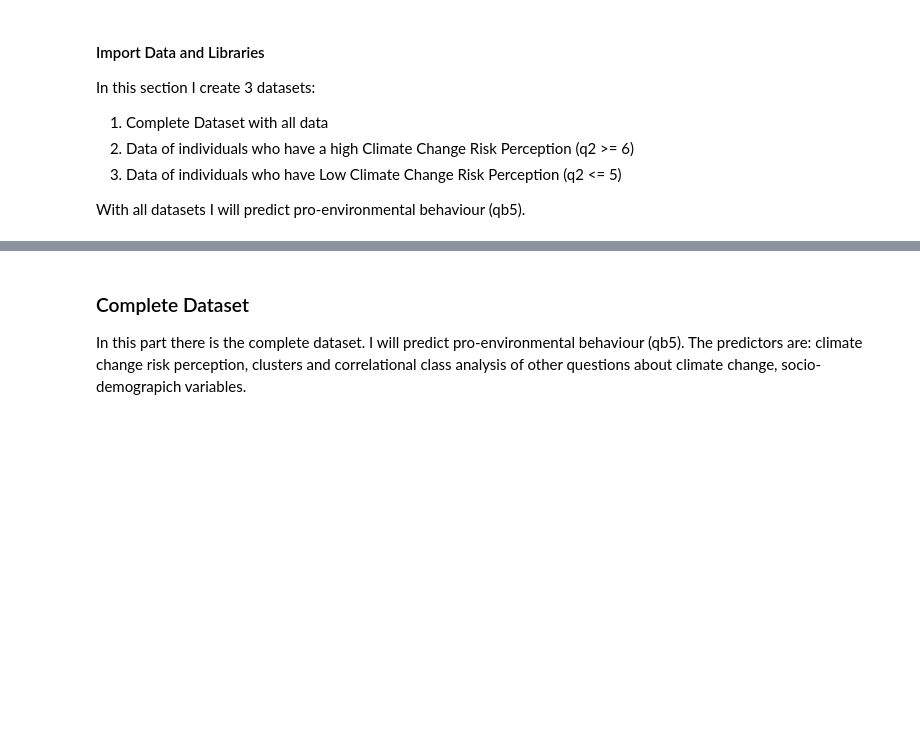
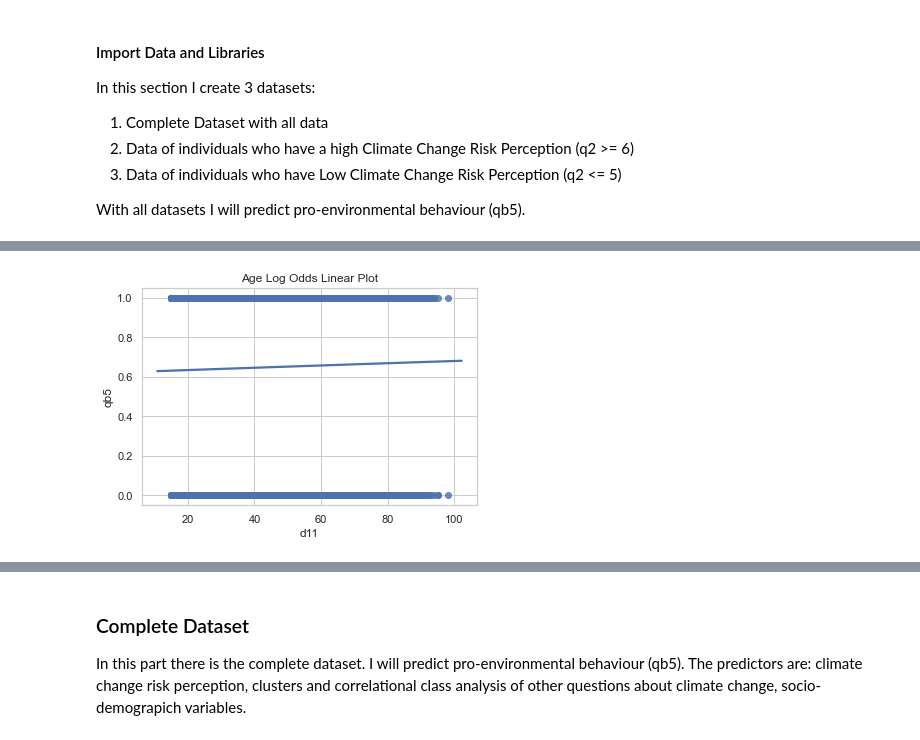
Before and after one commit to claudiagiuspoli/pro-environmental-behaviour, a Jupyter notebook: logistic regression.ipynb, the cells around one changed output, grey strips where cells are left out. Cells and saved outputs as stored; diff of their text form; code cells hidden in the pictures; blank space fills up the shorter version.

```diff
--- a/logistic regression.ipynb
+++ b/logistic regression.ipynb
@@ -45,0 +52,5 @@ df2 = df[df.qb2 <= 5]
+# %%
+age = sns.regplot(x= 'd11', y= 'qb5', data= df, logistic= True, ci = None).set_title("Age Log Odds Linear Plot")
+#age.figure.savefig("gre log lin.png")
+# %% [output]
+[figure, added]
```
Also changed, not shown: parts of 11 cells of this notebook, 4 other files.
